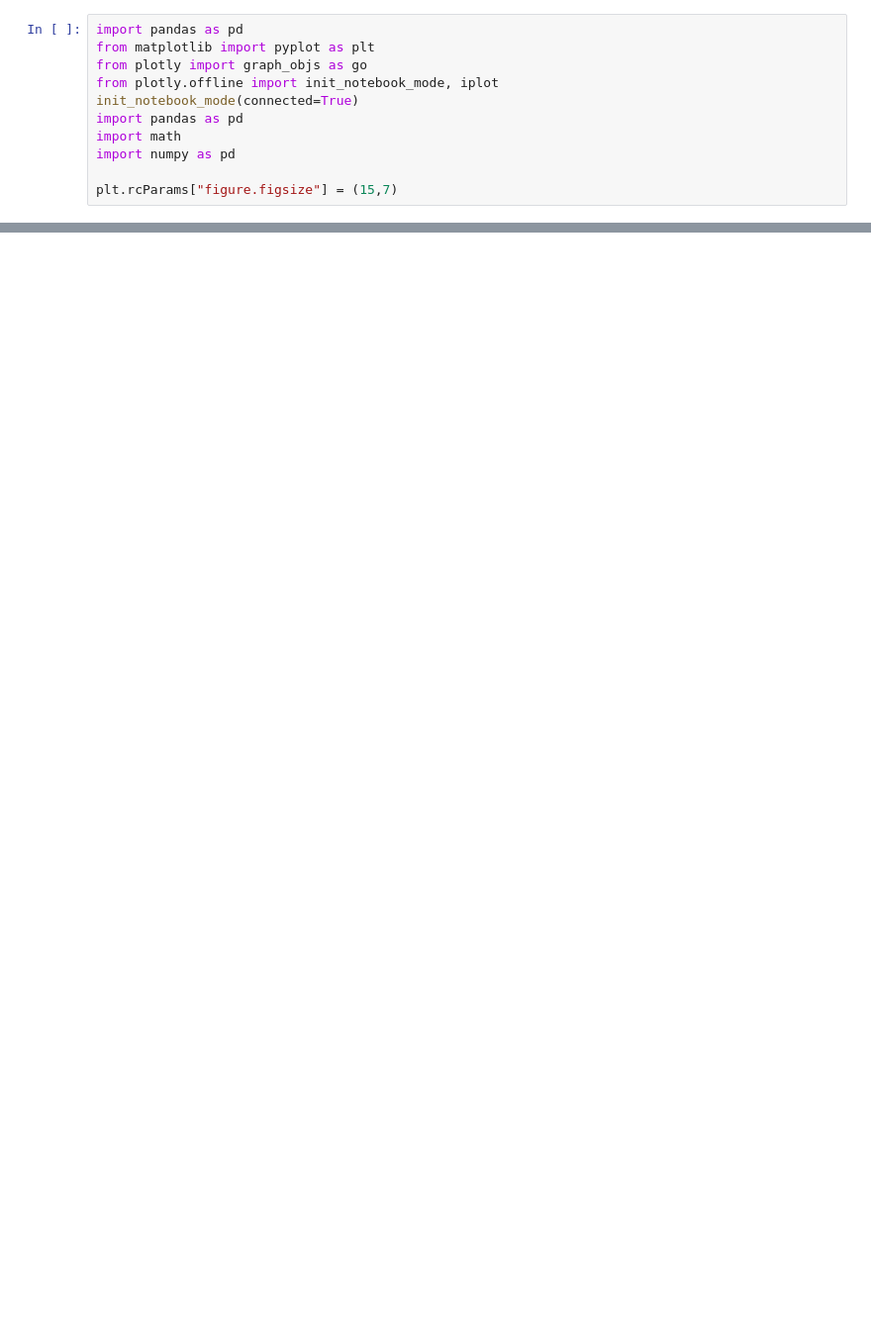
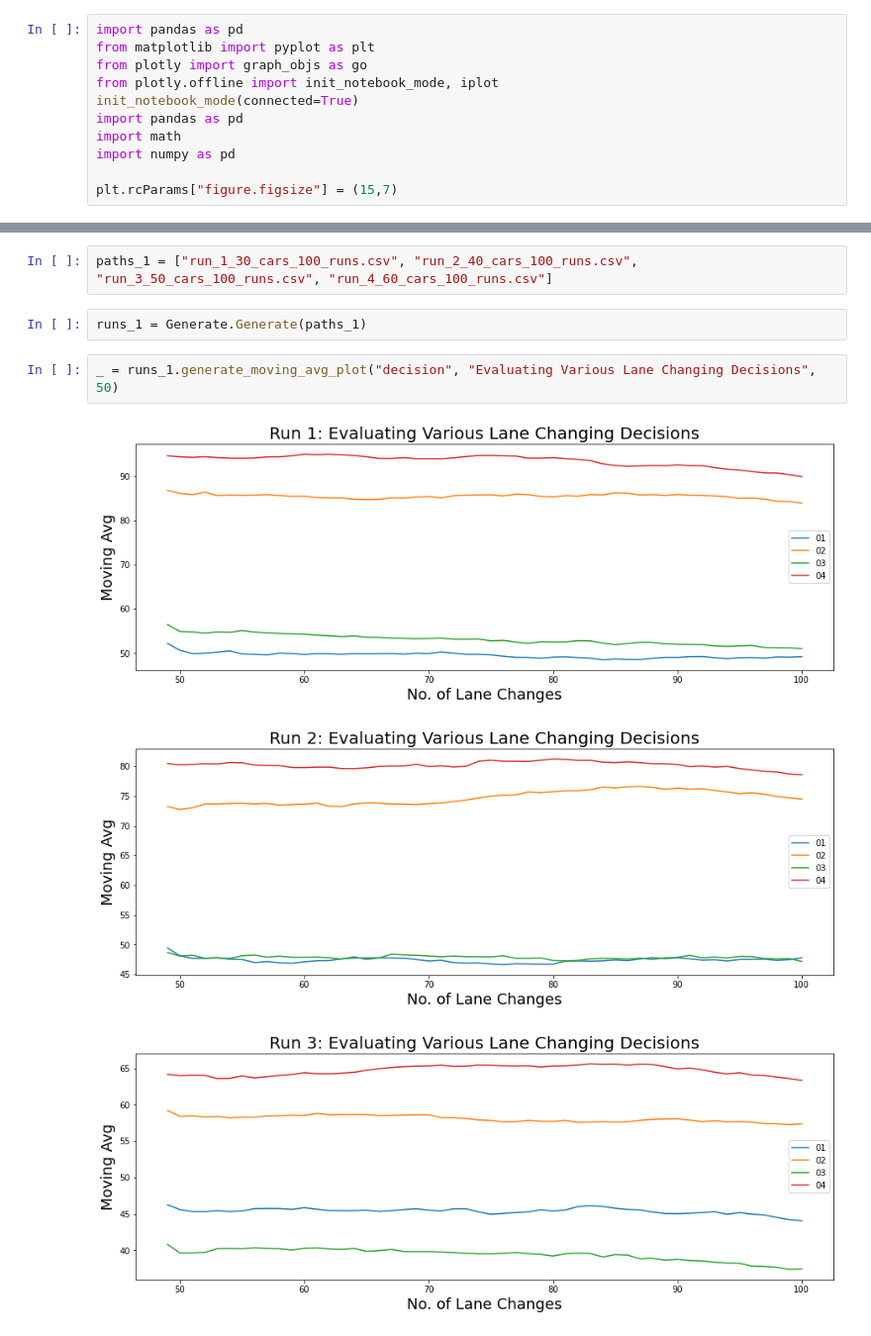
Before and after one commit to Shiv3901/Model_Tester, a Jupyter notebook: Experiment_oct_14.ipynb, the cells around one changed output, grey strips where cells are left out. Shown at 99% size. Drawn from its saved outputs; the diff is of its cells as text; blank space fills up the shorter version.

```diff
--- a/Experiment_oct_14.ipynb
+++ b/Experiment_oct_14.ipynb
@@ -69,0 +84,10 @@ for row in temp:
+# %%
+paths_1 = ["run_1_30_cars_100_runs.csv", "run_2_40_cars_100_runs.csv", "run_3_50_cars_100_runs.csv", "run_4_60_cars_100_runs.csv"]
+# %%
+runs_1 = Generate.Generate(paths_1)
+# %%
+_ = runs_1.generate_moving_avg_plot("decision", "Evaluating Various Lane Changing Decisions", 50)
+# %% [output]
+[figure, added]
+[figure, added]
+[figure, added]
```
Also changed, not shown: parts of 37 cells of this notebook, 6 other files.
